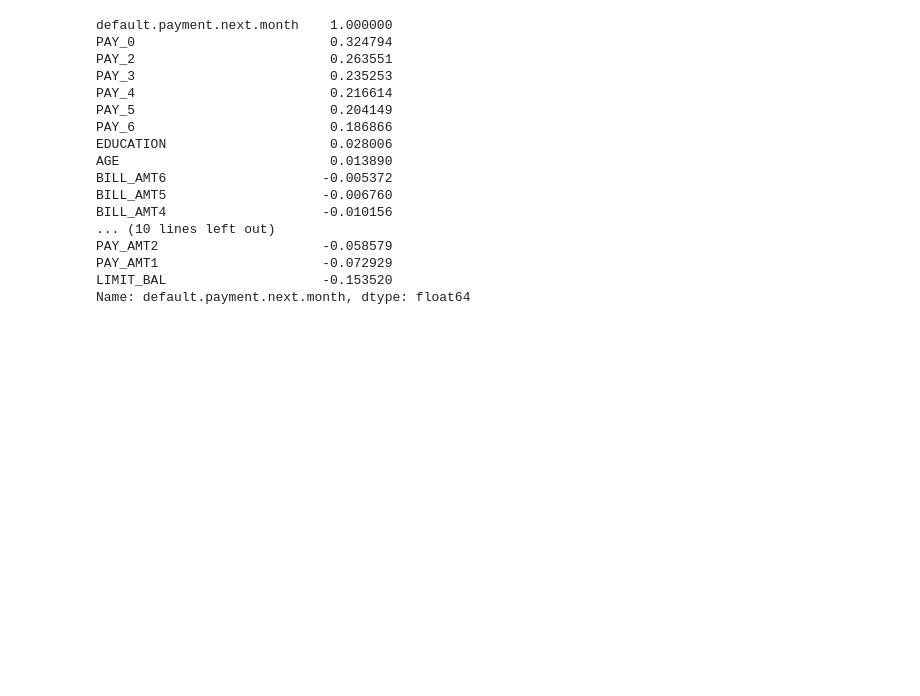
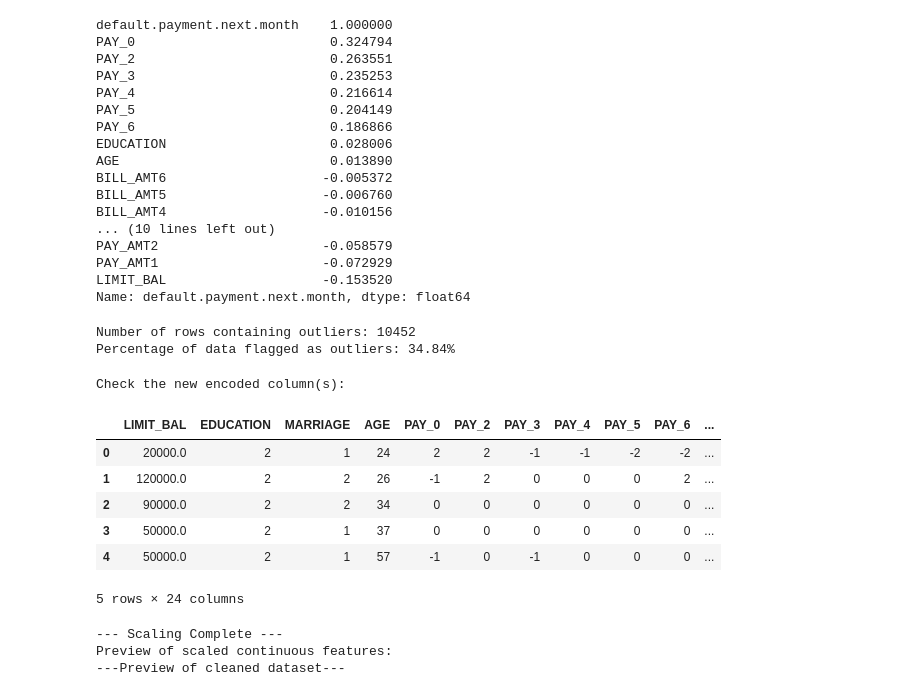
Before and after one commit to jessevfranks/Data-Science-II-Projects, a Jupyter notebook: notebooks/final_project/UCI_EDA_and_preprocessing.ipynb, the cells around one changed output. Saved outputs shown, nothing was run; the diff lists cells and outputs as text; code cells hidden in the pictures; blank space fills up the shorter version.

```diff
--- a/notebooks/final_project/UCI_EDA_and_preprocessing.ipynb
+++ b/notebooks/final_project/UCI_EDA_and_preprocessing.ipynb
@@ -134,3 +169,65 @@ PAY_AMT2                     -0.058579
 PAY_AMT1                     -0.072929
 LIMIT_BAL                    -0.153520
 Name: default.payment.next.month, dtype: float64
+# %%
+# Show the math for outlier detection (IQR Method)
+Q1 = df[continuous_vars].quantile(0.25)
+Q3 = df[continuous_vars].quantile(0.75)
+IQR = Q3 - Q1
+
+# Create a boolean mask identifying rows where ANY continuous feature is an outlier
+# Lower Bound: Q1 - 1.5 * IQR
+# Upper Bound: Q3 + 1.5 * IQR
+is_outlier = ((df[continuous_vars] < (Q1 - 1.5 * IQR)) | (df[continuous_vars] > (Q3 + 1.5 * IQR))).any(axis=1)
+
+outlier_count = is_outlier.sum()
+total_rows = len(df)
+
+print(f"Number of rows containing outliers: {outlier_count}")
+print(f"Percentage of data flagged as outliers: {(outlier_count / total_rows) * 100:.2f}%\n")
+
+# Note: We dont remove outliers since they are useful in this setting
+# %% [output]
+Number of rows containing outliers: 10452
+Percentage of data flagged as outliers: 34.84%
+# %%
+df = df.drop(columns=['ID'])
+# Map numeric values to strings for cleaner column names
+df['SEX'] = df['SEX'].map({1: 'Male', 2: 'Female'})
+
+# Apply One-Hot Encoding
+# drop_first=True prevents the dummy variable trap (multicollinearity)
+# by creating just one column (e.g., 'SEX_Male') where 1=Male and 0=Female
+df = pd.get_dummies(df, columns=['SEX'], drop_first=True, dtype=int)
+
+print("Check the new encoded column(s):")
+display(df.head())
+# %% [output]
+Check the new encoded column(s):
+|  | LIMIT_BAL | EDUCATION | MARRIAGE | AGE | PAY_0 | PAY_2 | PAY_3 | PAY_4 | PAY_5 | PAY_6 | ... |
+| 0 | 20000.0 | 2 | 1 | 24 | 2 | 2 | -1 | -1 | -2 | -2 | ... |
+| 1 | 120000.0 | 2 | 2 | 26 | -1 | 2 | 0 | 0 | 0 | 2 | ... |
+| 2 | 90000.0 | 2 | 2 | 34 | 0 | 0 | 0 | 0 | 0 | 0 | ... |
+| 3 | 50000.0 | 2 | 1 | 37 | 0 | 0 | 0 | 0 | 0 | 0 | ... |
+| 4 | 50000.0 | 2 | 1 | 57 | -1 | 0 | -1 | 0 | 0 | 0 | ... |
+5 rows × 24 columns
+# %%
+from sklearn.preprocessing import StandardScaler
+
+# Create a copy of the clean dataframe to hold our scaled data
+df_scaled = df.copy()
+
+# Define the continuous features that actually need scaling
+# (Excluding ID, categorical, binary columns, and the target)
+features_to_scale = ['LIMIT_BAL', 'AGE'] + \
+                    [f'BILL_AMT{i}' for i in range(1, 7)] + \
+                    [f'PAY_AMT{i}' for i in range(1, 7)]
+
+scaler = StandardScaler()
+
+# Fit the scaler to the continuous features and transform them
+df_scaled[features_to_scale] = scaler.fit_transform(df_scaled[features_to_scale])
+# %% [output]
+--- Scaling Complete ---
+Preview of scaled continuous features:
+---Preview of cleaned dataset---
```
Also changed, not shown: parts of 2 cells of this notebook, 1 other file.
